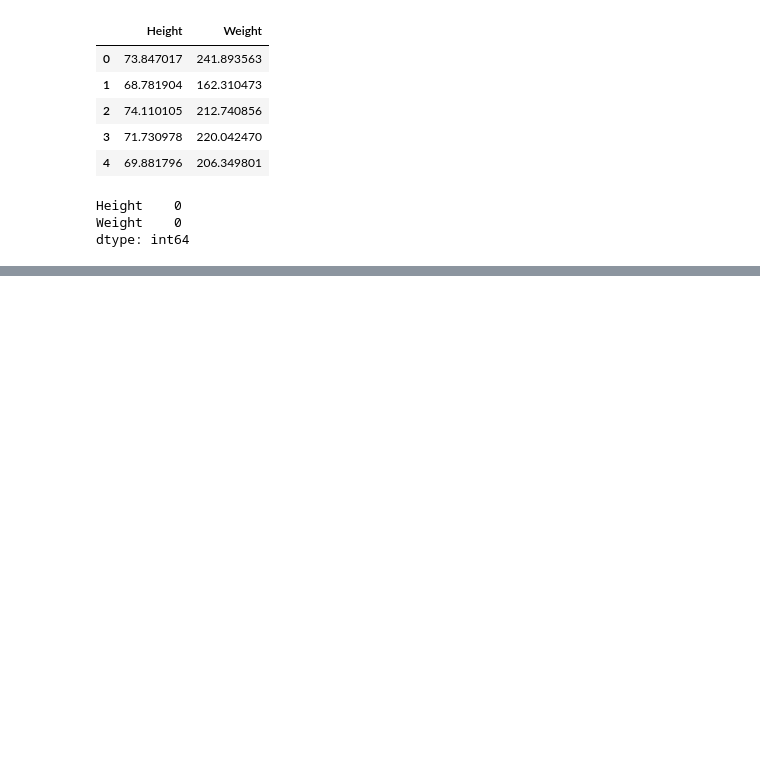
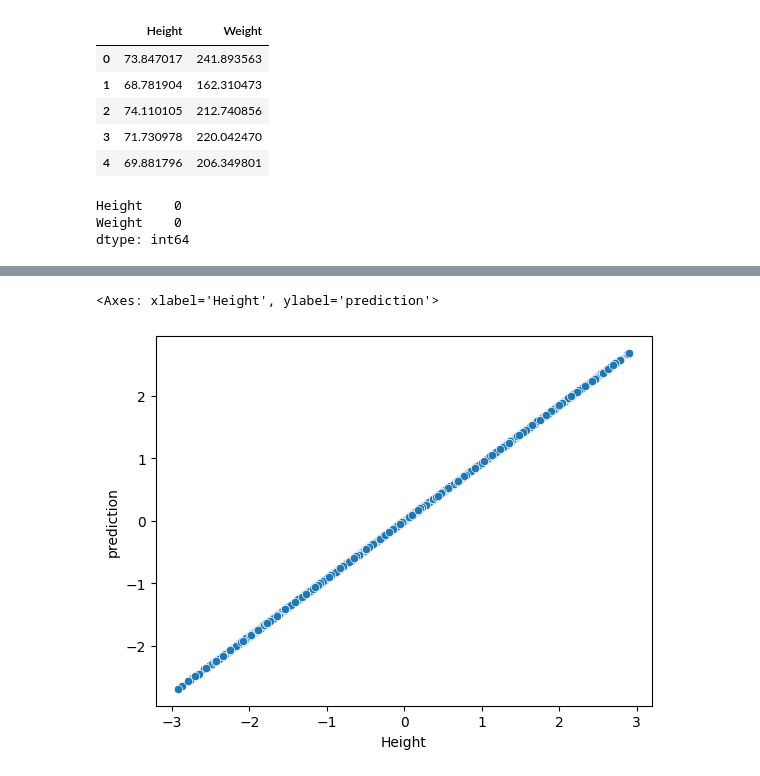
Before and after one commit to SajibSaha3/Weight_prediction, a Jupyter notebook: weight_prediction.ipynb, the cells around one changed output, grey strips where cells are left out. Cells and saved outputs as stored; diff of their text form; code cells hidden in the pictures; blank space fills up the shorter version.

```diff
--- a/weight_prediction.ipynb
+++ b/weight_prediction.ipynb
@@ -28,0 +155,4 @@ dtype: int64
+# %%
+# model implement
+lr_model = LinearRegression() # instance of model
+lr_model
@@ -28,0 +161,3 @@ dtype: int64
+# %%
+# train  model
+model = lr_model.fit(xtrain, ytrain)
@@ -28,0 +244,2 @@ dtype: int64
+# %%
+df["prediction"]= model.predict(df[["Height"]])
@@ -28,0 +255,3 @@ dtype: int64
+# %%
+df["error"]= df["Weight"]- df["prediction"]
+df.head()
@@ -28,0 +265,5 @@ dtype: int64
+# %%
+sns.scatterplot(x=df["Height"], y = df["prediction"])
+# %% [output]
+<Axes: xlabel='Height', ylabel='prediction'>
+[figure, added]
```
Also changed, not shown: parts of 46 cells of this notebook, 5 other files.
